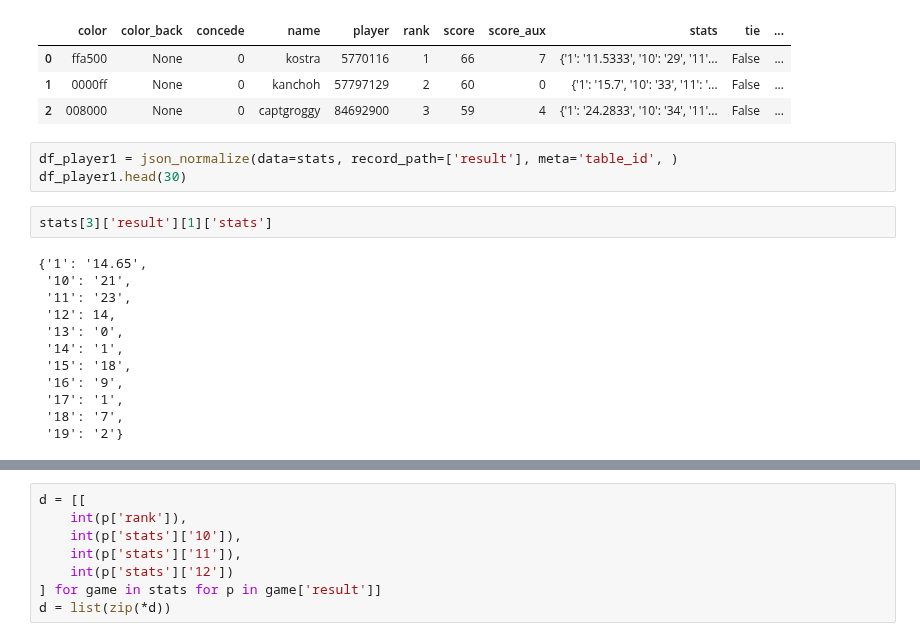
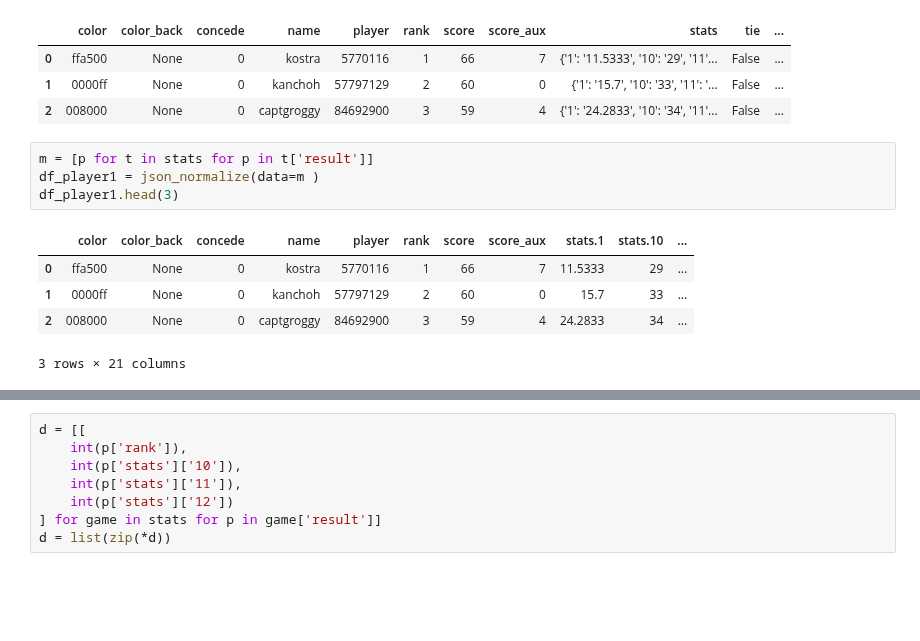
Before and after one commit to xiwix/binder, a Jupyter notebook: bga.puertorico.analyze.ipynb, the cells around one changed output, grey strips where cells are left out. Drawn from its saved outputs; the diff is of its cells as text; blank space fills up the shorter version.

```diff
--- a/bga.puertorico.analyze.ipynb
+++ b/bga.puertorico.analyze.ipynb
@@ -235,23 +235,16 @@ df_player.head(3)
 | 0 | ffa500 | None | 0 | kostra | 5770116 | 1 | 66 | 7 | {'1': '11.5333', '10': '29', '11'... | False | ... |
 | 1 | 0000ff | None | 0 | kanchoh | 57797129 | 2 | 60 | 0 | {'1': '15.7', '10': '33', '11': '... | False | ... |
 | 2 | 008000 | None | 0 | captgroggy | 84692900 | 3 | 59 | 4 | {'1': '24.2833', '10': '34', '11'... | False | ... |
-# %%
-df_player1 = json_normalize(data=stats, record_path=['result'], meta='table_id', )
-df_player1.head(30)
-# %%
-stats[3]['result'][1]['stats']
-# %% [output]
-{'1': '14.65',
- '10': '21',
- '11': '23',
- '12': 14,
- '13': '0',
- '14': '1',
- '15': '18',
- '16': '9',
- '17': '1',
- '18': '7',
- '19': '2'}
+# %%
+m = [p for t in stats for p in t['result']]
+df_player1 = json_normalize(data=m )
+df_player1.head(3)
+# %% [output]
+|  | color | color_back | concede | name | player | rank | score | score_aux | stats.1 | stats.10 | ... |
+| 0 | ffa500 | None | 0 | kostra | 5770116 | 1 | 66 | 7 | 11.5333 | 29 | ... |
+| 1 | 0000ff | None | 0 | kanchoh | 57797129 | 2 | 60 | 0 | 15.7 | 33 | ... |
+| 2 | 008000 | None | 0 | captgroggy | 84692900 | 3 | 59 | 4 | 24.2833 | 34 | ... |
+3 rows × 21 columns
 # %%
 game_log = datas[1]['log']['data']['data']['data']
 res = game_log[-1]['data'][-2]['args']['args']
```
Also changed, not shown: parts of 4 cells of this notebook.
